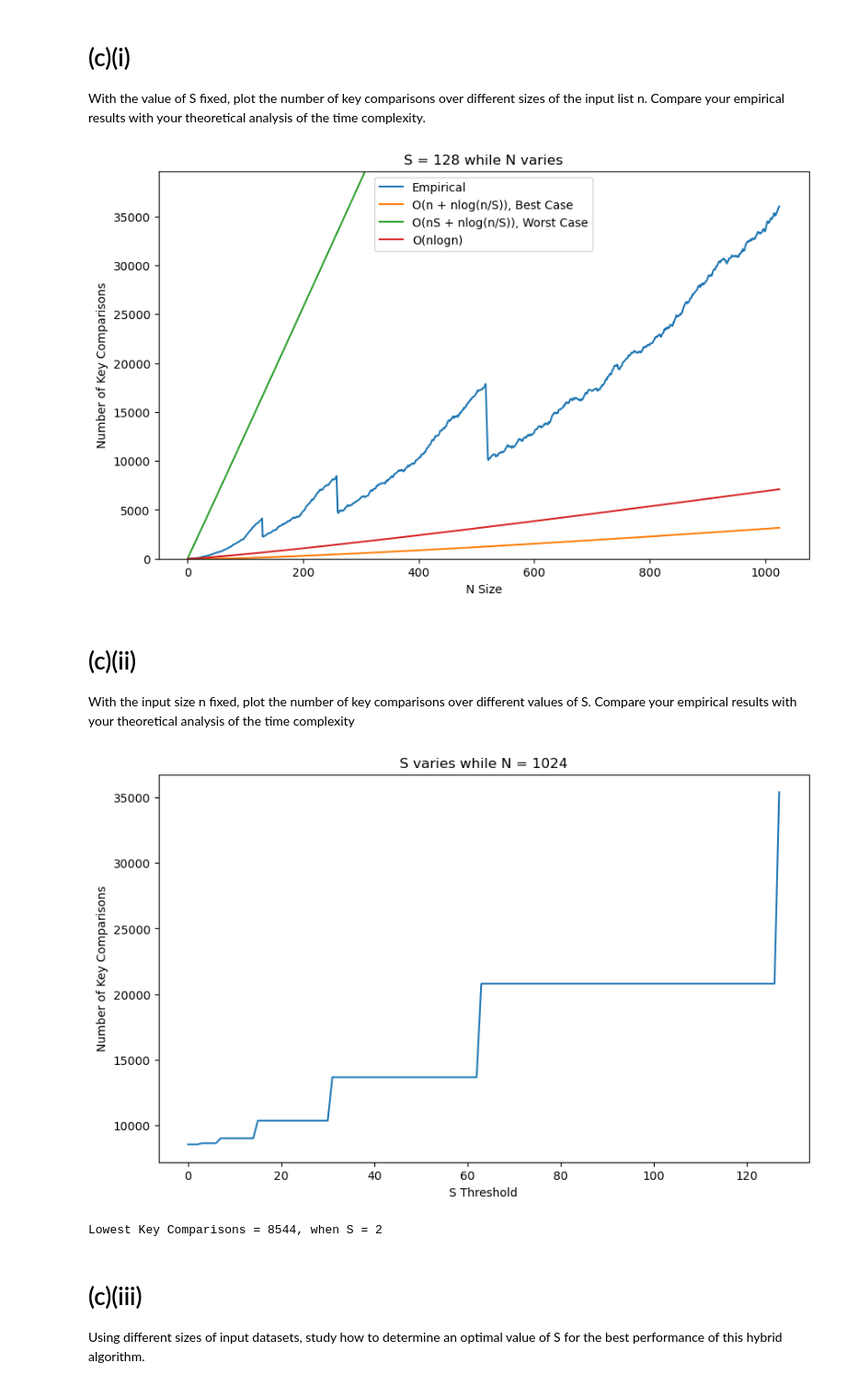
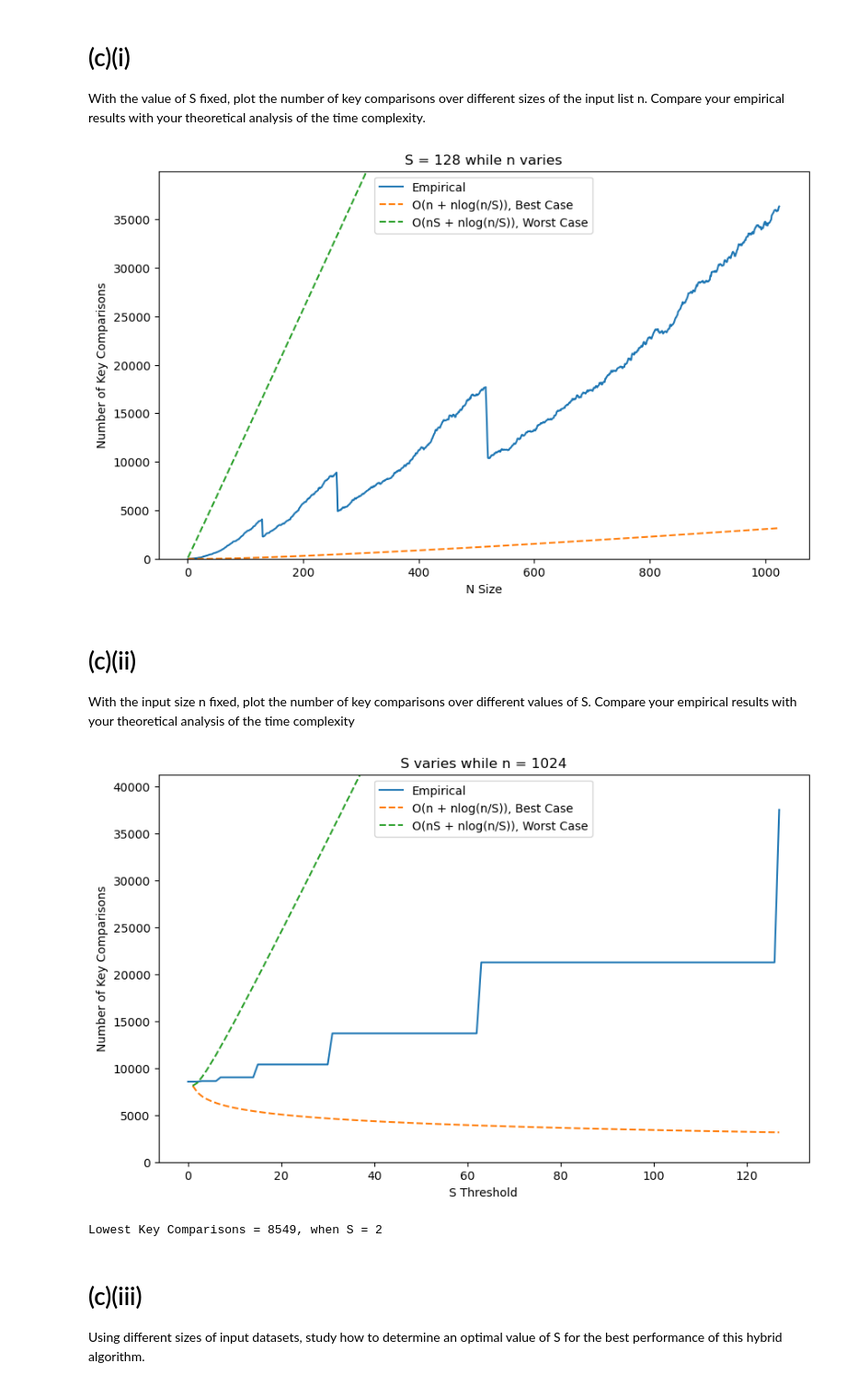
Before and after one commit to TiangSoonYong/SC2001-Team-7, a Jupyter notebook: Example 1/Example 1.ipynb, the cells around one changed output. Shown at 92% size. Saved outputs shown, nothing was run; the diff lists cells and outputs as text; code cells hidden in the pictures.

```diff
--- a/Example 1/Example 1.ipynb
+++ b/Example 1/Example 1.ipynb
@@ -170,13 +170,11 @@ nArr = np.arange(1, 2**10+1, 1)
 keyComparisonsArr = {}
 ptr = generate_arr(nArr.max(), nArr.max())
 i = 0
-max = 0
+
 for n in nArr:
     tempPtr = ptr.copy()
     keyComparison = 0
     hybrid_sort(tempPtr, S, 0, n-1)
-    if keyComparison > max:
-        max = keyComparison
     keyComparisonsArr[i] = keyComparison
     i += 1
     del tempPtr
@@ -185,51 +183,54 @@ del ptr
 
 plt.figure(figsize=(10,6))
 plt.plot(nArr, keyComparisonsArr.values(), label = "Empirical")
-plt.plot(nArr, nArr+nArr*np.log(nArr/S), label = "O(n + nlog(n/S)), Best Case")
-plt.plot(nArr, nArr*S+nArr*np.log(nArr/S), label = "O(nS + nlog(n/S)), Worst Case")
-plt.plot(nArr, nArr*np.log(nArr), label = "O(nlogn)")
+plt.plot(nArr, nArr+nArr*np.log(nArr/S), label = "O(n + nlog(n/S)), Best Case", linestyle = "--")
+plt.plot(nArr, nArr*S+nArr*np.log(nArr/S), label = "O(nS + nlog(n/S)), Worst Case", linestyle = "--")
 plt.xlabel("N Size")
 plt.ylabel("Number of Key Comparisons")
-plt.title("S = {} while N varies".format(S))
-plt.ylim(0, 1.1*max)
+plt.title("S = {} while n varies".format(S))
+plt.ylim(0, 1.1*max(keyComparisonsArr.values()))
 plt.legend()
 plt.show()
 # %% [output]
-[figure, old version]
+[figure, new version]
 # %% [markdown]
 # (c)(ii)
 With the input size n fixed, plot the number of key comparisons over different values of S. Compare your empirical results with your theoretical analysis of the time complexity
 # %%
 n = 2**10
 SArr = np.arange(0, 2**7, 1)
 keyComparisonsArr = {}
 ptr = generate_arr(n, n)
 i = 0
 
 for S in SArr:
     tempPtr = ptr.copy()
     keyComparison = 0
     hybrid_sort(tempPtr, S, 0, n-1)
     keyComparisonsArr[i] = keyComparison
     i += 1
     del tempPtr
 
 del ptr
 
 for key, value in keyComparisonsArr.items():
     if value == min(keyComparisonsArr.values()):
         bestkey = key
 
 plt.figure(figsize=(10,6))
-plt.plot(SArr, keyComparisonsArr.values())
+plt.plot(SArr, keyComparisonsArr.values(), label = "Empirical")
+plt.plot(SArr, n+n*np.log(n/SArr), label = "O(n + nlog(n/S)), Best Case", linestyle = "--")
+plt.plot(SArr, n*SArr+n*np.log(n/SArr), label = "O(nS + nlog(n/S)), Worst Case", linestyle = "--")
 plt.xlabel("S Threshold")
 plt.ylabel("Number of Key Comparisons")
-plt.title("S varies while N = {}".format(n))
+plt.title("S varies while n = {}".format(n))
+plt.ylim(0, 1.1*max(keyComparisonsArr.values()))
+plt.legend()
 plt.show()
 print("Lowest Key Comparisons = {}, when S = {}".format(keyComparisonsArr[bestkey], SArr[bestkey]))
 # %% [output]
-[figure, old version]
+[figure, new version]
-Lowest Key Comparisons = 8544, when S = 2
+Lowest Key Comparisons = 8549, when S = 2
 # %% [markdown]
 # (c)(iii)
 Using different sizes of input datasets, study how to determine an optimal value of S for the best performance of this hybrid algorithm.
```
Also changed, not shown: parts of 4 cells of this notebook.
